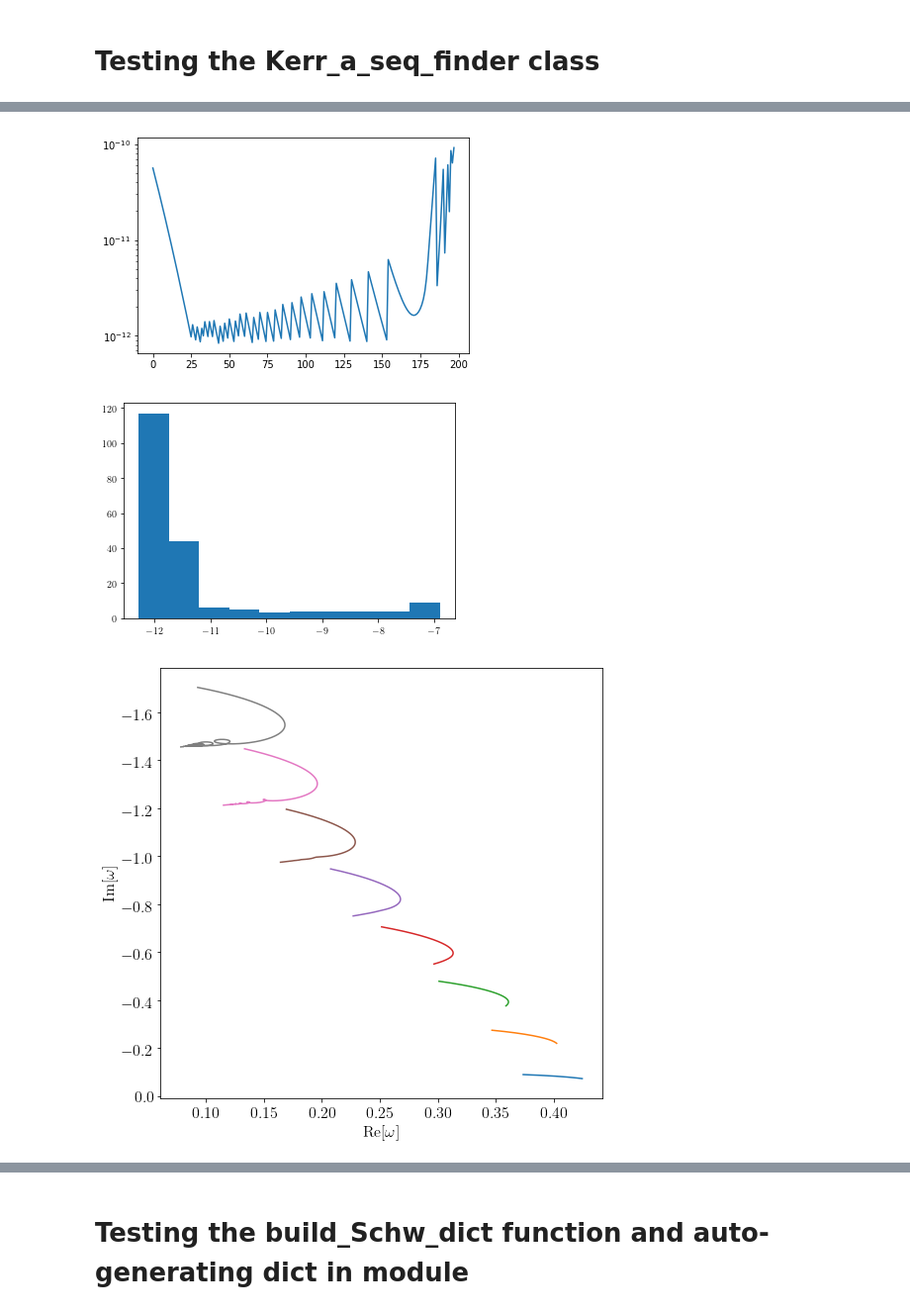
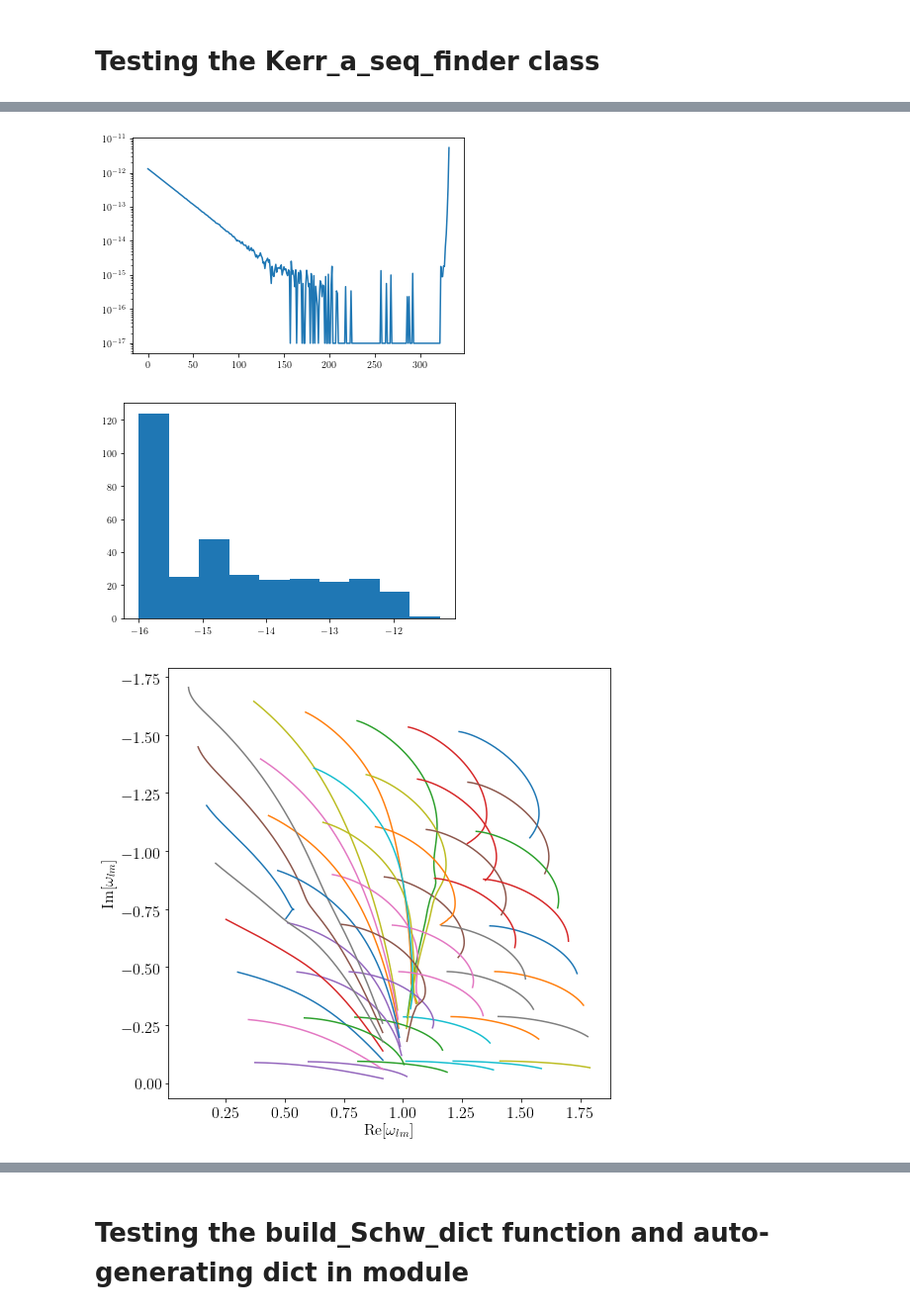
Before and after one commit to duetosymmetry/qnm, a Jupyter notebook: Experiment.ipynb, the cells around one changed output, grey strips where cells are left out. Shown at 99% size. Drawn from its saved outputs; the diff is of its cells as text; code cells hidden in the pictures.

```diff
--- a/Experiment.ipynb
+++ b/Experiment.ipynb
@@ -195,14 +195,14 @@ import logging
 rl = logging.getLogger()
 rl.setLevel(logging.WARN)
 # %%
-a_max = .998
+a_max = .995
 tol=1e-10
 
-ns=np.arange(0,8)
+n=0
 s=-2
-l=2
-m=0
-seqs = [None] * len(ns)
-for i,n in enumerate(ns):
-    seqs[i] = Kerr_a_seq_finder(n=n, a_max=a_max, delta_a=2e-3, s=s, l=l, m=m)
+l=5
+ms=np.arange(-l,l+1)
+seqs = [None] * len(ms)
+for i,m in enumerate(ms):
+    seqs[i] = Kerr_a_seq_finder(n=n, a_max=a_max, delta_a=5e-3, s=s, l=l, m=m)
     seqs[i].do_find_sequence()
@@ -214,14 +209,15 @@ WARNING:root:Nr=3000 has hit Nr_max
 # %%
-a_max = .995
+a_max = .998
 tol=1e-10
 
-n=5
+ns=np.arange(0,8)
 s=-2
-l=2
-ms=np.arange(-l,l+1)
-seqs = [None] * len(ms)
-for i,m in enumerate(ms):
-    seqs[i] = Kerr_a_seq_finder(n=n, a_max=a_max, delta_a=5e-3, s=s, l=l, m=m)
-    seqs[i].do_find_sequence()
+ls=np.arange(2,8)
+m=2
+seqs = {}
+for n in ns:
+    for l in ls:
+        seqs[(l,n)] = Kerr_a_seq_finder(n=n, a_max=a_max, delta_a=3e-3, s=s, l=l, m=m)
+        seqs[(l,n)].do_find_sequence()
 # %% [output]
 WARNING:root:Nr=3000 has hit Nr_max
@@ -230,30 +224,30 @@ WARNING:root:Nr=3000 has hit Nr_max
 # %%
-plt.plot(1.e-17+np.array(seqs[4].cf_err))
+plt.plot(1.e-17+np.array(seqs[(2,2)].cf_err))
 plt.gca().set_yscale('log')
 plt.show()
 # %% [output]
-[figure, old version]
+[figure, new version]
 # %%
-plt.hist(np.log10(1.e-16 + np.array(seqs[7].cf_err)))
+plt.hist(np.log10(1.e-16 + np.array(seqs[(2,2)].cf_err)))
 plt.show()
 # %% [output]
-[figure, old version]
+[figure, new version]
 # %%
 plt.figure(figsize=(8,8))
 
-for seq in seqs:
+for (l,n), seq in seqs.iteritems():
     plt.plot(np.real(seq.omega), np.imag(seq.omega))
 #plt.xlim(-1.5, 1.5)
 #plt.ylim(-1.7,0.)
 
 plt.gca().invert_yaxis()
 plt.gca().tick_params(labelsize=16)
-plt.xlabel(r'$\textrm{Re}[\omega]$', fontsize=16)
-plt.ylabel(r'$\textrm{Im}[\omega]$', fontsize=16)
+plt.xlabel(r'$\textrm{Re}[\omega_{lm}]$', fontsize=16)
+plt.ylabel(r'$\textrm{Im}[\omega_{lm}]$', fontsize=16)
 plt.savefig("test.png", bbox_inches="tight", dpi=300)
 plt.show()
 # %% [output]
-[figure, old version]
+[figure, new version]
 # %%
 plt.figure(figsize=(8,8))
 
```
Also changed, not shown: parts of 9 cells of this notebook, 2 other files.
